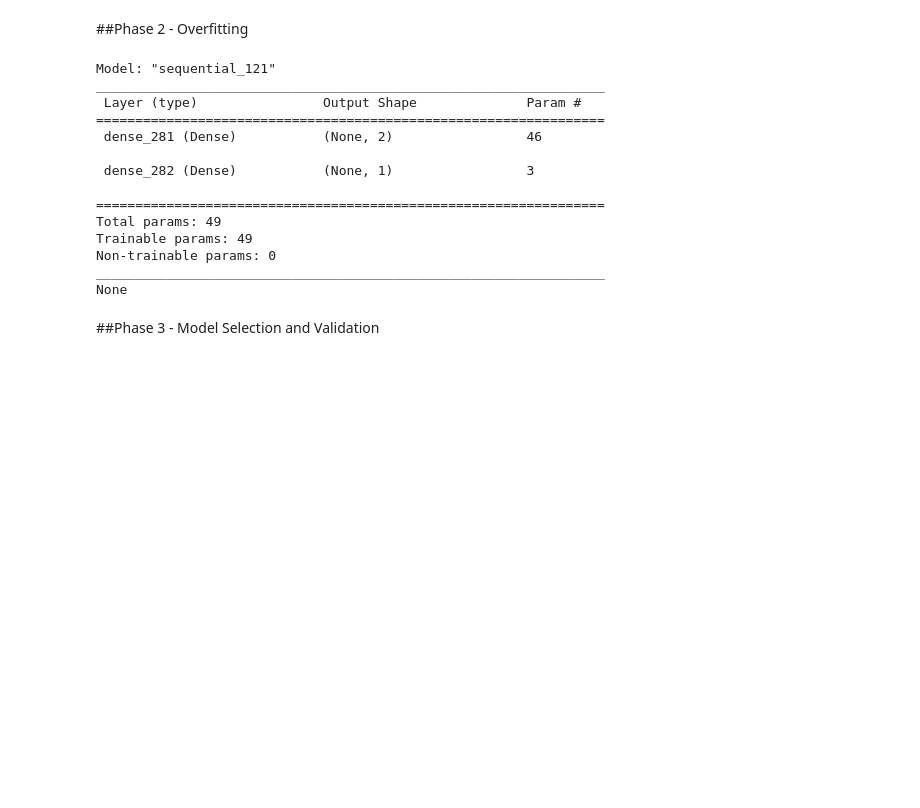
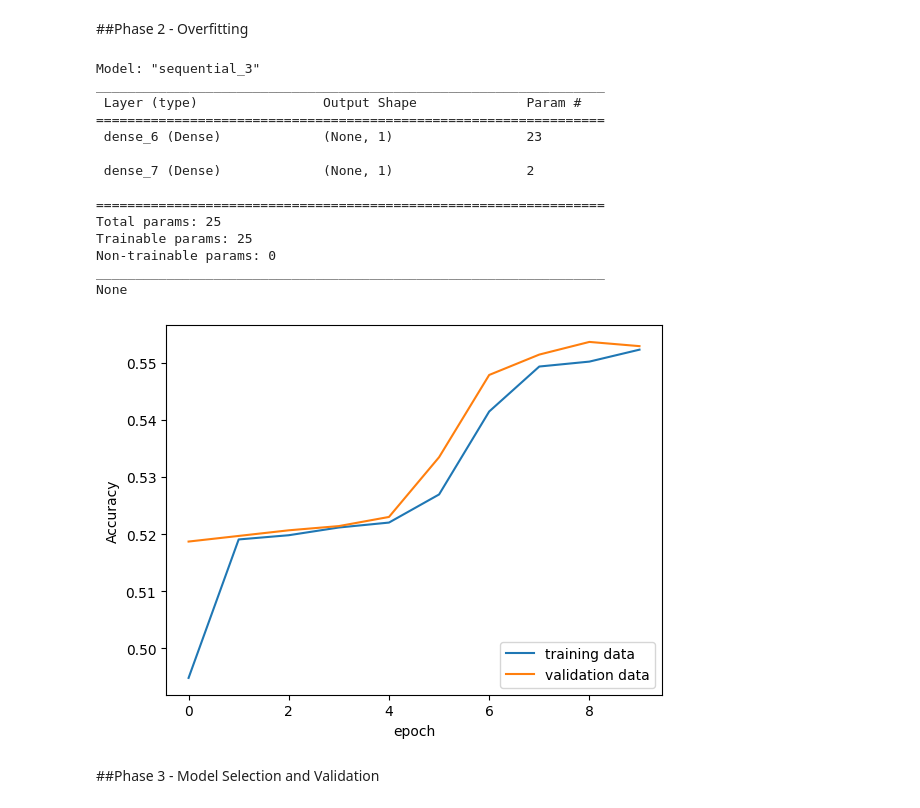
Before and after one commit to garrettfarley9/AI-Final-Project, a Jupyter notebook: AI_final_project.ipynb, the cells around one changed output. Saved outputs shown, nothing was run; the diff lists cells and outputs as text; code cells hidden in the pictures; blank space fills up the shorter version.

```diff
--- a/AI_final_project.ipynb
+++ b/AI_final_project.ipynb
@@ -87,31 +87,45 @@ mdf.head()
 5 rows × 23 columns
 # %% [markdown]
 ##Phase 2 - Overfitting
-# %%
-mdf2 = mdf.copy()
-over_X = mdf2.drop(23)
-over_Y = mdf2['class']
-over = Sequential()
-over.add(Dense(2, input_dim = 22, activation = 'relu'))
-over.add(Dense(1, activation = 'sigmoid'))
-over.compile(loss = 'binary_crossentropy', optimizer = 'adam', metrics = 'accuracy')
-
-print(over.summary())
-# %% [output]
-Model: "sequential_121"
-_________________________________________________________________
- Layer (type)                Output Shape              Param #
-=================================================================
- dense_281 (Dense)           (None, 2)                 46
-
- dense_282 (Dense)           (None, 1)                 3
-
-=================================================================
-Total params: 49
-Trainable params: 49
-Non-trainable params: 0
-_________________________________________________________________
-None
+# %%
+mdf2 = mdf.copy()
+over_X = mdf2.iloc[:,:-1]
+over_Y = mdf2['class']
+print(over_Y.shape)
+print(over_X.shape)
+over_X.head
+# %%
+over = Sequential()
+over.add(Dense(1, input_dim = 22, activation = 'relu'))
+over.add(Dense(1, activation = 'sigmoid'))
+over.compile(loss = 'binary_crossentropy', optimizer = 'adam', metrics = 'accuracy')
+callback_a = ModelCheckpoint(filepath = 'best_model', monitor = 'val_loss', save_best_only = True, save_weights_only = True)
+callback_b = EarlyStopping(monitor = 'val_loss', mode = 'min', patience = 20, verbose = 1)
+print(over.summary())
+history = over.fit(over_X, over_Y, validation_data = (over_X, over_Y), epochs = 10, batch_size = 10, callbacks = [callback_a,callback_b], verbose = 0)
+
+plt.plot(history.history['accuracy'])
+plt.plot(history.history['val_accuracy'])
+plt.ylabel('Accuracy')
+plt.xlabel('epoch')
+plt.legend(['training data', 'validation data'], loc = 'lower right')
+plt.show()
+# %% [output]
+Model: "sequential_3"
+_________________________________________________________________
+ Layer (type)                Output Shape              Param #
+=================================================================
+ dense_6 (Dense)             (None, 1)                 23
+
+ dense_7 (Dense)             (None, 1)                 2
+
+=================================================================
+Total params: 25
+Trainable params: 25
+Non-trainable params: 0
+_________________________________________________________________
+None
+[figure, added]
 # %% [markdown]
 ##Phase 3 - Model Selection and Validation
 # %%
```
Also changed, not shown: parts of 15 cells of this notebook.
